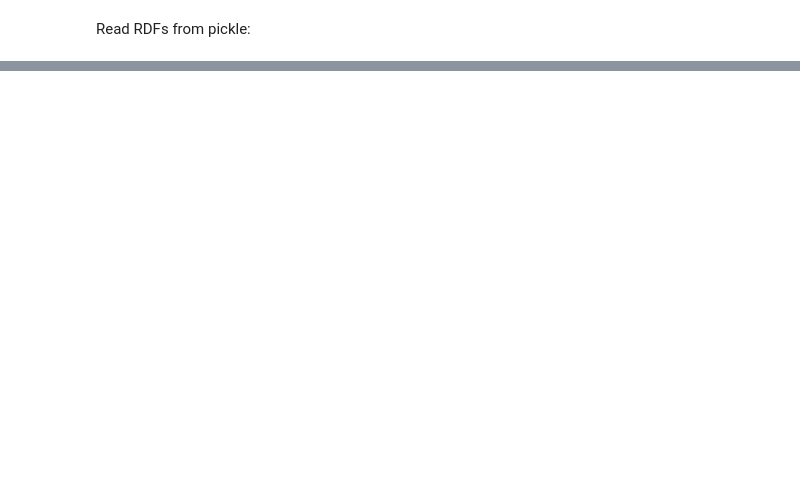
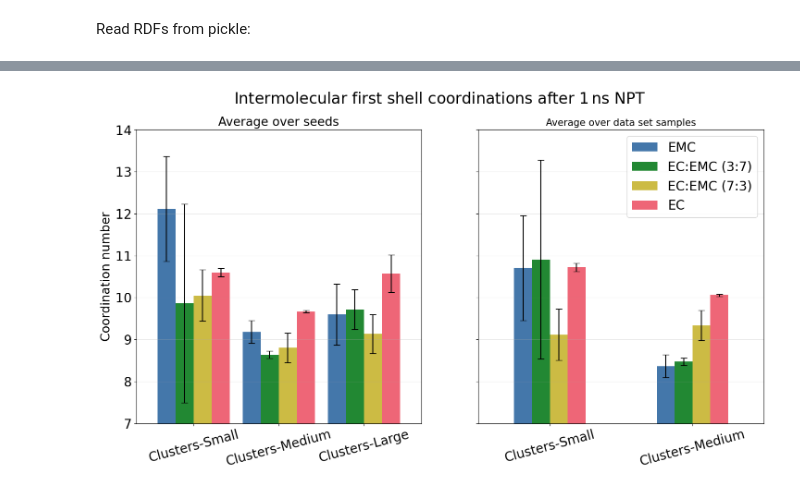
Before and after one commit to viktorsvahn/Limits_of_cluster_MLIPs, a Jupyter notebook: part2b-property_variability-cluster_data.ipynb, the cells around one changed output, grey strips where cells are left out. Saved outputs shown, nothing was run; the diff lists cells and outputs as text; code cells hidden in the pictures; blank space fills up the shorter version.

```diff
--- a/part2b-property_variability-cluster_data.ipynb
+++ b/part2b-property_variability-cluster_data.ipynb
@@ -1863,3 +1498,0 @@ KeyboardInterrupt:
-# %%
-r = f(path,tags)
-#trajs = get_all_thermo(path+'Periodic/PBED3/SEED1/DSET1/dynamics/*', handle='.xyz')
@@ -1956,17 +1608,18 @@ radii_df
 # %%
+#cn_df = radii_df.copy()[radii_df['Functional']=='wB97XD3'].drop('Functional', axis=1)
 cn_df = radii_df.copy().drop('Functional', axis=1)
 
 seed_cn_df = cn_df.copy()
-seed_cn_agg_df = seed_cn_df.groupby(['Train data', 'Composition', 'Sample'], as_index=False).agg(
+seed_cn_agg_df = seed_cn_df.groupby(['Data set', 'Composition', 'Sample ID'], as_index=False).agg(
     mean_value=('CN', 'mean'),
     std_value=('CN', 'std')
-).dropna().drop('Sample', axis=1)
+).dropna().drop('Sample ID', axis=1)
 
 sample_cn_df = cn_df.copy()
-sample_cn_agg_df = sample_cn_df.groupby(['Train data', 'Composition', 'Seed'], as_index=False).agg(
+sample_cn_agg_df = sample_cn_df.groupby(['Data set', 'Composition', 'Seed ID'], as_index=False).agg(
     mean_value=('CN', 'mean'),
     std_value=('CN', 'std')
-).dropna().drop('Seed', axis=1)
+).dropna().drop('Seed ID', axis=1)
 # %%
 
 order = [
@@ -1975,16 +1628,17 @@ order = [
     'EC:EMC (7:3)',
     'EC',
 ]
-fig, (ax1, ax2) = plt.subplots(1,2, figsize=(6*scale,3*scale), sharey=True)
+fig, (ax1, ax2) = plt.subplots(1,2, figsize=(7*scale,3.3*scale), sharey=True)
+
 fig.suptitle('Intermolecular first shell coordinations after 1$\\,$ns NPT')
 
 seed_avg_df = seed_cn_agg_df.pivot(
-	index='Train data',
+	index='Data set',
 	columns='Composition',
 	values='mean_value',
 ).sort_index(axis=0,ascending=False)[order]
 seed_std_df = seed_cn_agg_df.pivot(
-	index='Train data',
+	index='Data set',
 	columns='Composition',
 	values='std_value',
 ).sort_index(axis=0,ascending=False)[order]
@@ -2004,33 +1658,35 @@ ax1.set_ylabel('Coordination number', fontsize=fsize-1)
 ax1.grid(axis='y', alpha=0.3)
 
 #ax1.legend(loc='upper right')
 
 
 
 sample_avg_df = sample_cn_agg_df.pivot(
-	index='Train data',
+	index='Data set',
 	columns='Composition',
 	values='mean_value',
 ).sort_index(axis=0,ascending=False)[order]
 sample_std_df = sample_cn_agg_df.pivot(
-	index='Train data',
+	index='Data set',
 	columns='Composition',
 	values='std_value',
 ).sort_index(axis=0,ascending=False)[order]
 
 sample_avg_df.plot.bar(
     ax=ax2,
     color=[get_colour(o) for o in order],
     yerr=seed_std_df,
     capsize=5,
     rot=15,
     legend=False,
     xlabel='',
     width=0.5,
 )
 ax2.set_title('Average over data set samples', fontsize=fsize-5)
 ax2.legend(loc='upper right')
 ax2.grid(axis='y', alpha=0.3)
 
 #plt.savefig('../publication/plots/SI/part2_first-shell-cn.pdf', format='pdf', dpi=1200)
+# %% [output]
+[figure, added]
 # %%
```
Also changed, not shown: parts of 41 cells of this notebook.
